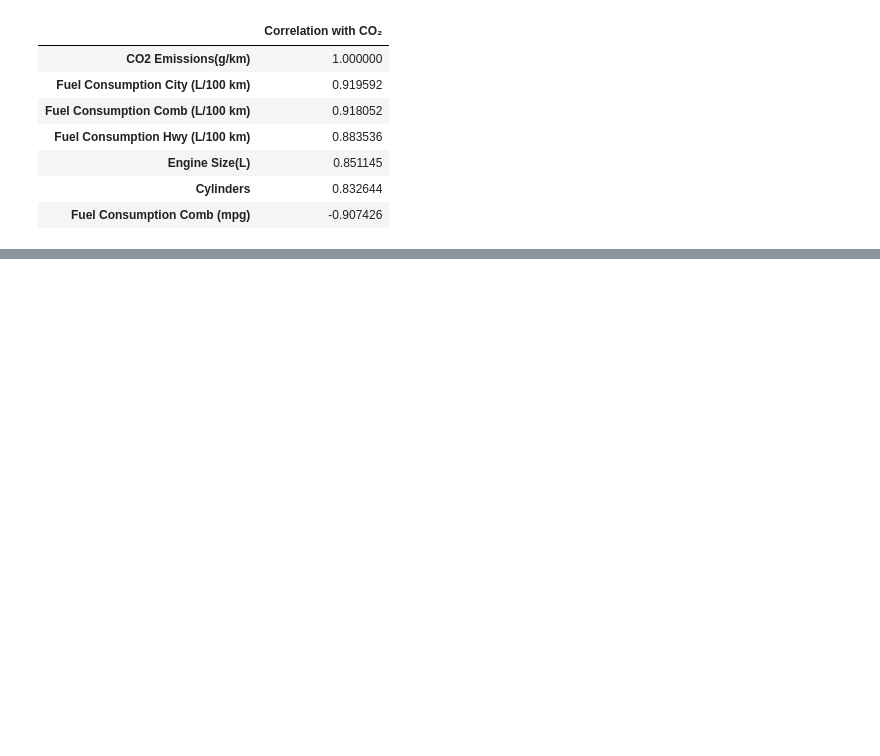
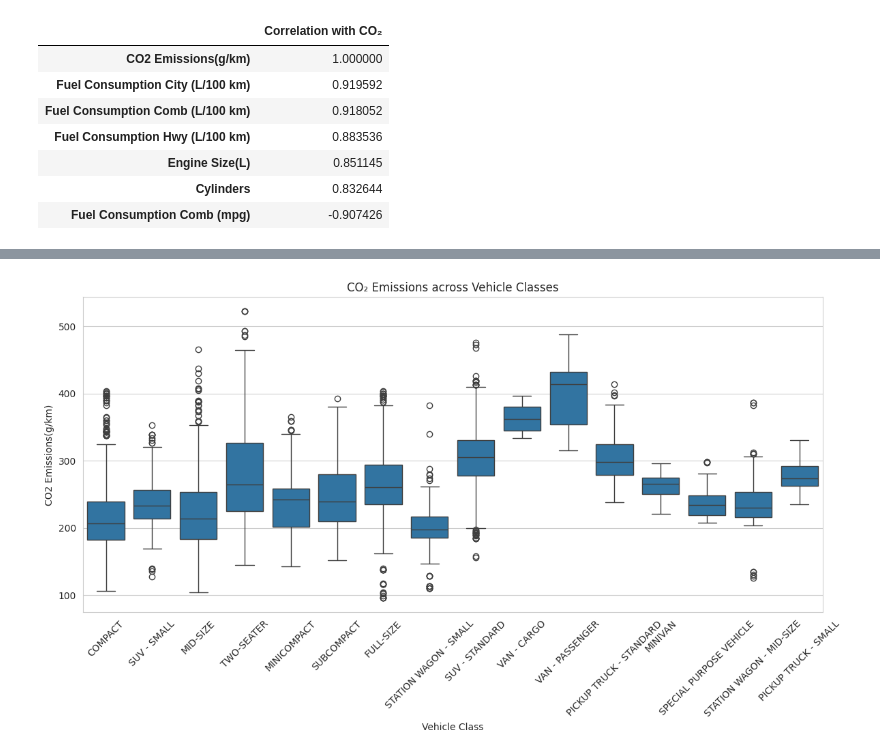
Before and after one commit to anp2/Declarative-Pipeline, a Jupyter notebook: CO2_Emission.ipynb, the cells around one changed output, grey strips where cells are left out. Cells and saved outputs as stored; diff of their text form; code cells hidden in the pictures; blank space fills up the shorter version.

```diff
--- a/CO2_Emission.ipynb
+++ b/CO2_Emission.ipynb
@@ -403,0 +456,17 @@ summary
+# %%
+# Boxplot - Vehicle Class vs CO₂
+plt.figure(figsize=(14,6))
+
+sns.boxplot(
+    data=df,
+    x="Vehicle Class",
+    y="CO2 Emissions(g/km)"
+)
+
+plt.xticks(rotation=45)
+
+plt.title("CO₂ Emissions across Vehicle Classes")
+
+plt.show()
+# %% [output]
+[figure, added]
```
Also changed, not shown: parts of 14 cells of this notebook.
